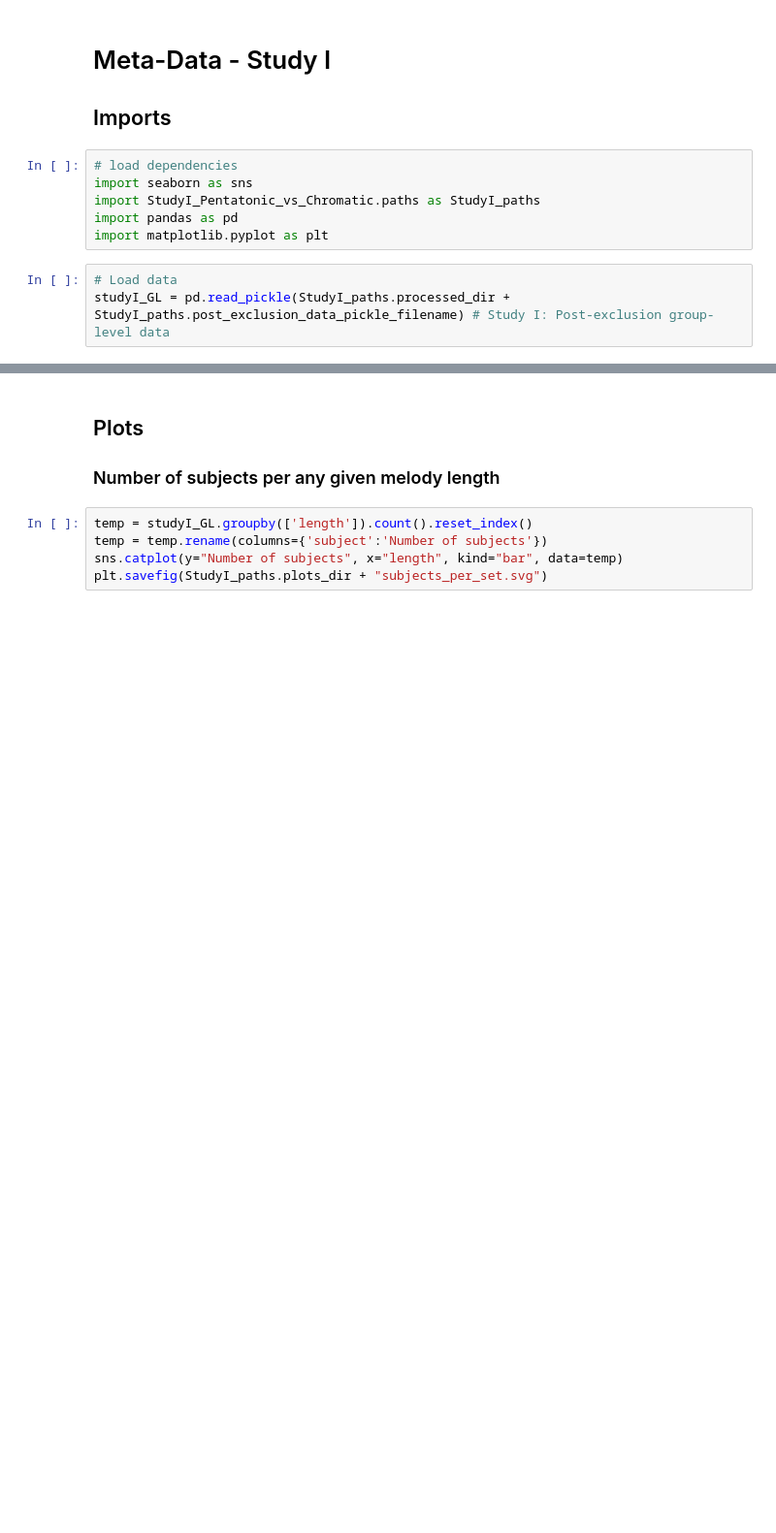
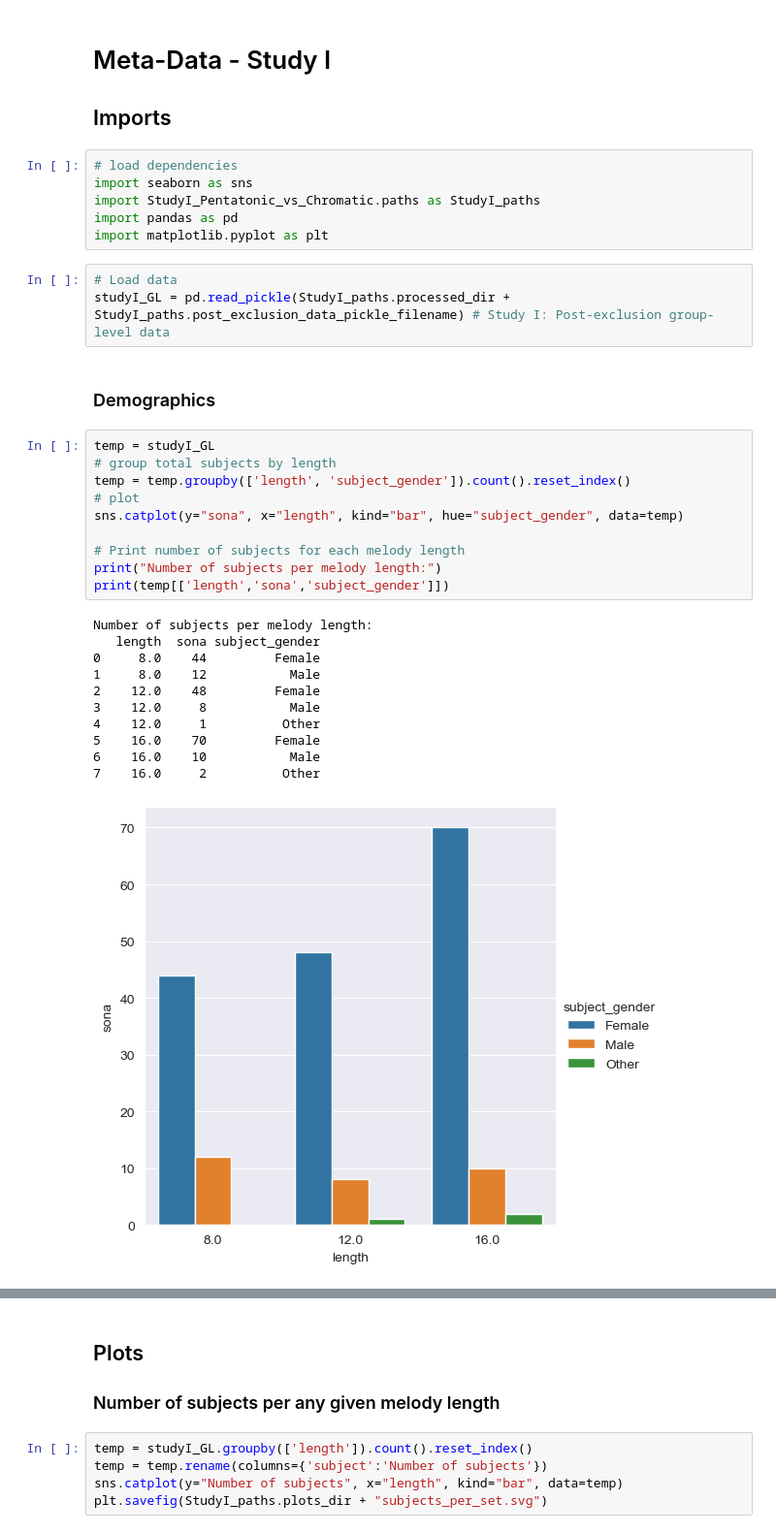
Before and after one commit to MichaelSel/set_membership_paper, a Jupyter notebook: 2a. Meta-Data Study I.ipynb, the cells around one changed output, grey strips where cells are left out. Shown: that part at 97% size. Saved outputs shown, nothing was run; the diff lists cells and outputs as text; blank space fills up the shorter version.

Commit message:
Added demographic analysis based on self-reported post-task questionnaire

```diff
--- a/2a. Meta-Data Study I.ipynb
+++ b/2a. Meta-Data Study I.ipynb
@@ -10,3 +10,27 @@ import matplotlib.pyplot as plt
 # %%
 # Load data
 studyI_GL = pd.read_pickle(StudyI_paths.processed_dir + StudyI_paths.post_exclusion_data_pickle_filename) # Study I: Post-exclusion group-level data
+# %% [markdown]
+### Demographics
+# %%
+temp = studyI_GL
+# group total subjects by length
+temp = temp.groupby(['length', 'subject_gender']).count().reset_index()
+# plot
+sns.catplot(y="sona", x="length", kind="bar", hue="subject_gender", data=temp)
+
+# Print number of subjects for each melody length
+print("Number of subjects per melody length:")
+print(temp[['length','sona','subject_gender']])
+# %% [output]
+Number of subjects per melody length:
+   length  sona subject_gender
+0     8.0    44         Female
+1     8.0    12           Male
+2    12.0    48         Female
+3    12.0     8           Male
+4    12.0     1          Other
+5    16.0    70         Female
+6    16.0    10           Male
+7    16.0     2          Other
+[figure, added]
```
Also changed, not shown: parts of 4 cells of this notebook, 14 other files.
